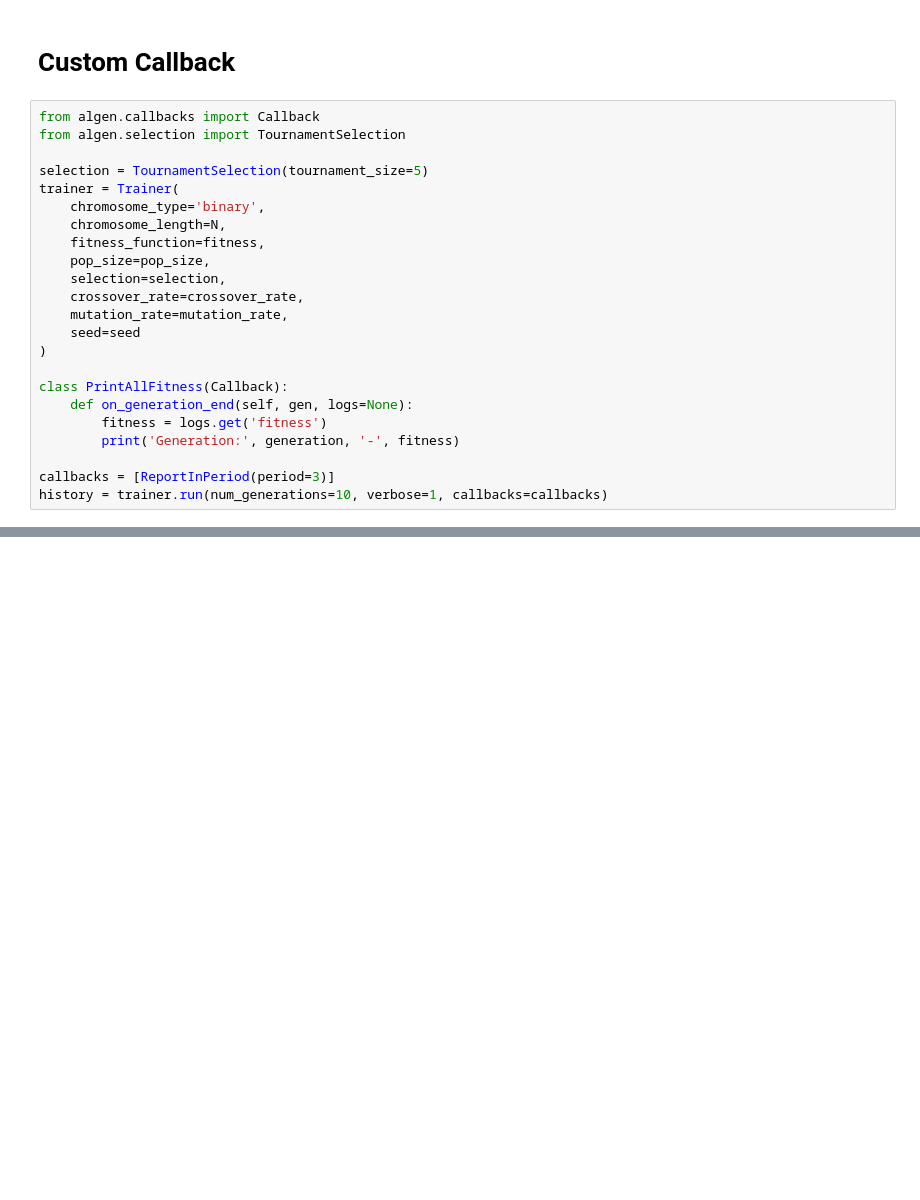
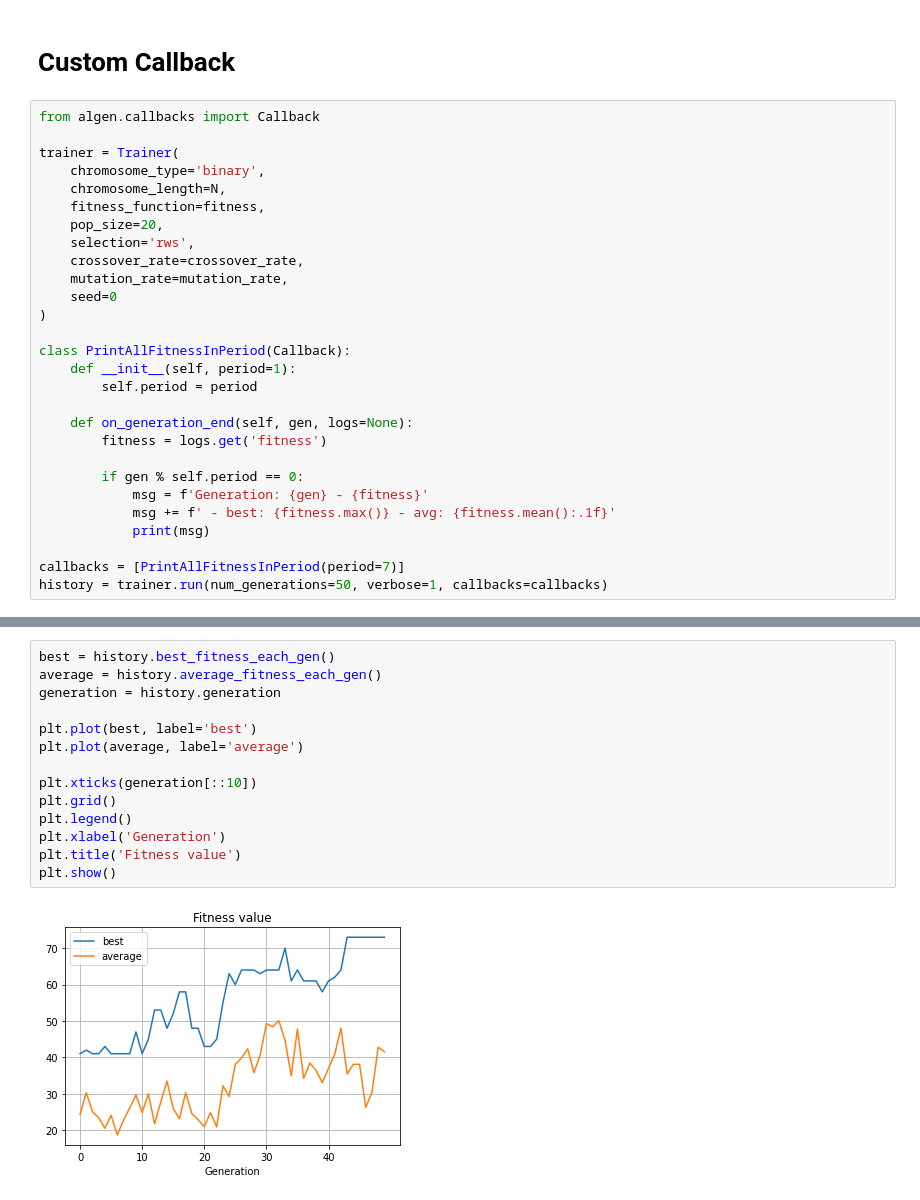
Before and after one commit to hyperforest/genetic_algorithm, a Jupyter notebook: src/examples/01_knapsack.ipynb, the cells around one changed output, grey strips where cells are left out. Saved outputs shown, nothing was run; the diff lists cells and outputs as text; blank space fills up the shorter version.

```diff
--- a/src/examples/01_knapsack.ipynb
+++ b/src/examples/01_knapsack.ipynb
@@ -90,25 +90,30 @@ plt.show()
 # Custom Callback
 # %%
 from algen.callbacks import Callback
-from algen.selection import TournamentSelection
 
-selection = TournamentSelection(tournament_size=5)
 trainer = Trainer(
     chromosome_type='binary',
     chromosome_length=N,
     fitness_function=fitness,
-    pop_size=pop_size,
-    selection=selection,
+    pop_size=20,
+    selection='rws',
     crossover_rate=crossover_rate,
     mutation_rate=mutation_rate,
-    seed=seed
+    seed=0
 )
 
-class PrintAllFitness(Callback):
+class PrintAllFitnessInPeriod(Callback):
+    def __init__(self, period=1):
+        self.period = period
+
     def on_generation_end(self, gen, logs=None):
         fitness = logs.get('fitness')
-        print('Generation:', generation, '-', fitness)
 
-callbacks = [ReportInPeriod(period=3)]
-history = trainer.run(num_generations=10, verbose=1, callbacks=callbacks)
+        if gen % self.period == 0:
+            msg = f'Generation: {gen} - {fitness}'
+            msg += f' - best: {fitness.max()} - avg: {fitness.mean():.1f}'
+            print(msg)
+
+callbacks = [PrintAllFitnessInPeriod(period=7)]
+history = trainer.run(num_generations=50, verbose=1, callbacks=callbacks)
 # %% [output]
@@ -122 +131,17 @@ Best chromosome : array([0, 0, 0, 1, 0, 0, 1, 1, 0, 0, 0, 1, 0, 1, 1])
 Finished in 0:00:00 (avg 0.00s/generation)
+# %%
+best = history.best_fitness_each_gen()
+average = history.average_fitness_each_gen()
+generation = history.generation
+
+plt.plot(best, label='best')
+plt.plot(average, label='average')
+
+plt.xticks(generation[::10])
+plt.grid()
+plt.legend()
+plt.xlabel('Generation')
+plt.title('Fitness value')
+plt.show()
+# %% [output]
+[figure, added]
```
Also changed, not shown: parts of 1 cell of this notebook.
